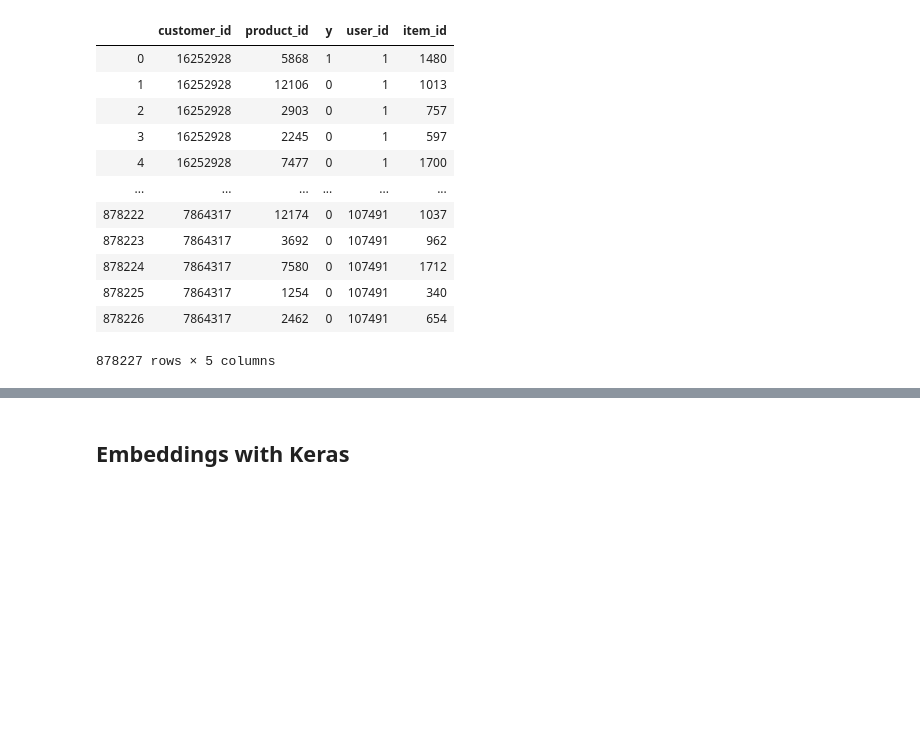
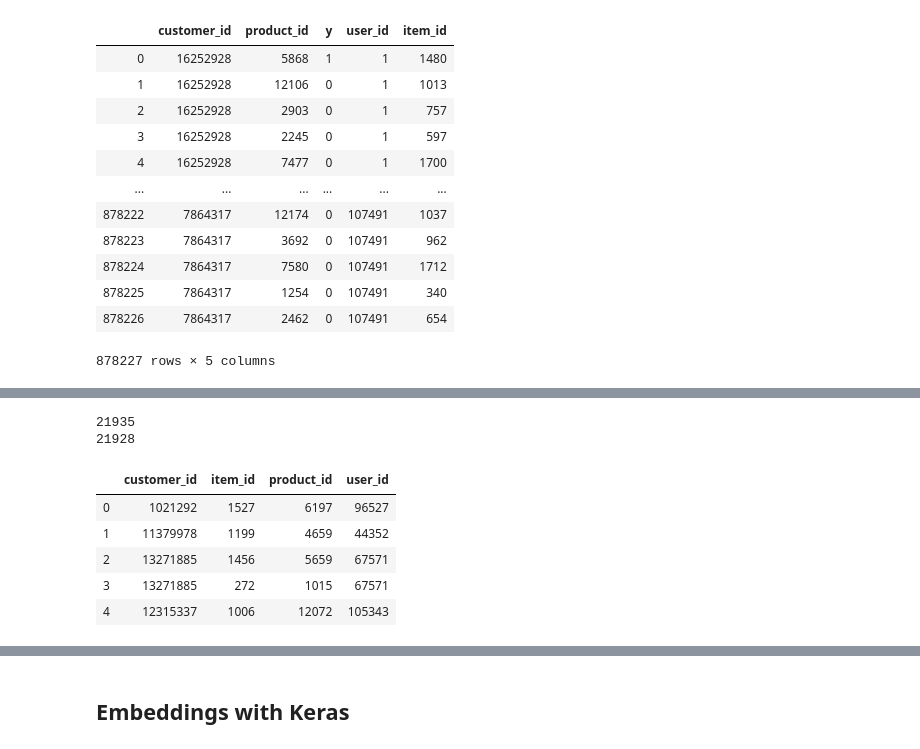
Before and after one commit to ml-workteam/ds-recommender-mindbox, a Jupyter notebook: sandbox/nn_recommendations.ipynb, the cells around one changed output, grey strips where cells are left out. Saved outputs shown, nothing was run; the diff lists cells and outputs as text; code cells hidden in the pictures; blank space fills up the shorter version.

```diff
--- a/sandbox/nn_recommendations.ipynb
+++ b/sandbox/nn_recommendations.ipynb
@@ -197,0 +215,19 @@ ds1.drop(['user_uid', 'item_uid'], axis=1)
+# %%
+ds_test = purchases_test[['customer_id', 'product_id']]
+ds_test = ds_test.merge(df_user, left_on='customer_id', right_on='user_uid', how='left')
+ds_test = ds_test.merge(df_item, left_on='product_id', right_on='item_uid', how='left')
+ds_test = ds_test[list(set(ds_test.columns)-set(['user_uid', 'item_uid']))]
+print(len(ds_test))
+ds_test.dropna(axis=0, inplace=True) # drop unknown items
+print(len(ds_test))
+ds_test['item_id'] = ds_test['item_id'].apply(lambda x: int(x))
+ds_test.head()
+# %% [output]
+21935
+21928
+|  | customer_id | item_id | product_id | user_id |
+| 0 | 1021292 | 1527 | 6197 | 96527 |
+| 1 | 11379978 | 1199 | 4659 | 44352 |
+| 2 | 13271885 | 1456 | 5659 | 67571 |
+| 3 | 13271885 | 272 | 1015 | 67571 |
+| 4 | 12315337 | 1006 | 12072 | 105343 |
```
Also changed, not shown: parts of 27 cells of this notebook, 1 other file.
